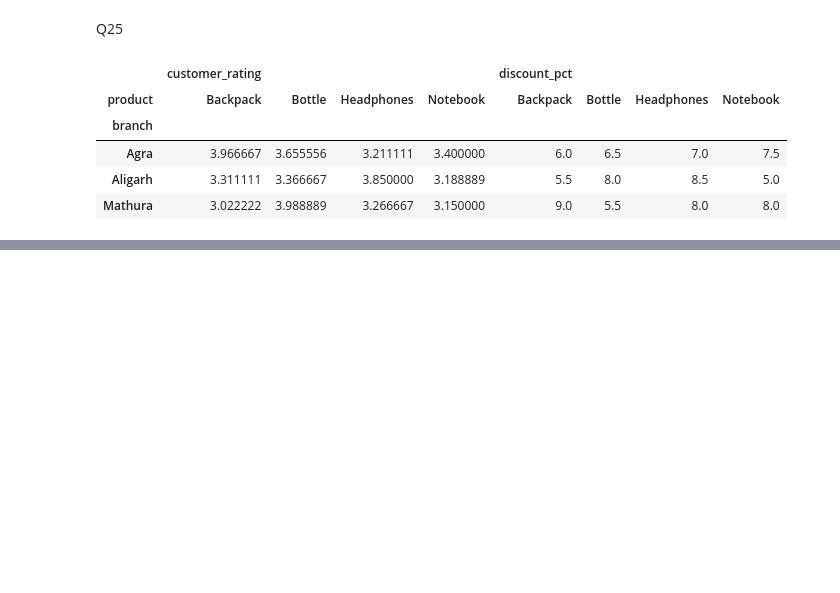
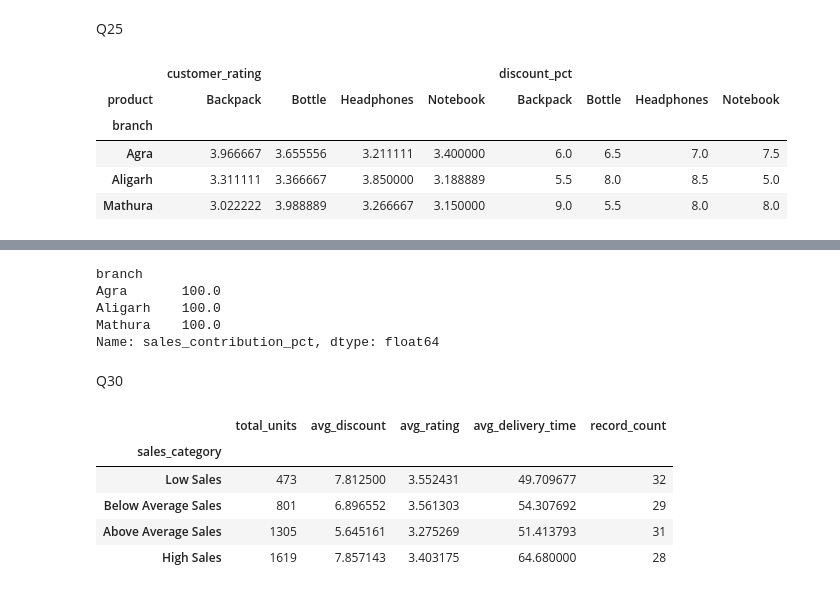
Before and after one commit to samratsingh735594-ctrl/DSV-LAB-2-YEAR, a Jupyter notebook: Dataaggregation.ipynb, the cells around one changed output, grey strips where cells are left out. Drawn from its saved outputs; the diff is of its cells as text; code cells hidden in the pictures; blank space fills up the shorter version.

```diff
--- a/Dataaggregation.ipynb
+++ b/Dataaggregation.ipynb
@@ -401,0 +469,35 @@ df.pivot_table(
+# %%
+df["sales_contribution_pct"] = (
+    df["units_sold"] / df.groupby("branch")["units_sold"].transform("sum")
+) * 100
+
+print(df.groupby("branch")["sales_contribution_pct"].sum())
+# %% [output]
+branch
+Agra       100.0
+Aligarh    100.0
+Mathura    100.0
+Name: sales_contribution_pct, dtype: float64
+# %% [markdown]
+Q30
+# %%
+df["sales_category"] = pd.qcut(
+    df["units_sold"],
+    q=4,
+    labels=["Low Sales", "Below Average Sales", "Above Average Sales", "High Sales"]
+)
+
+df.groupby("sales_category", observed=False).agg(
+    total_units=("units_sold", "sum"),
+    avg_discount=("discount_pct", "mean"),
+    avg_rating=("customer_rating", "mean"),
+    avg_delivery_time=("delivery_minutes", "mean"),
+    record_count=("units_sold", "size")
+)
+# %% [output]
+|  | total_units | avg_discount | avg_rating | avg_delivery_time | record_count |
+| sales_category |  |  |  |  |  |
+| Low Sales | 473 | 7.812500 | 3.552431 | 49.709677 | 32 |
+| Below Average Sales | 801 | 6.896552 | 3.561303 | 54.307692 | 29 |
+| Above Average Sales | 1305 | 5.645161 | 3.275269 | 51.413793 | 31 |
+| High Sales | 1619 | 7.857143 | 3.403175 | 64.680000 | 28 |
```
Also changed, not shown: parts of 7 cells of this notebook.
